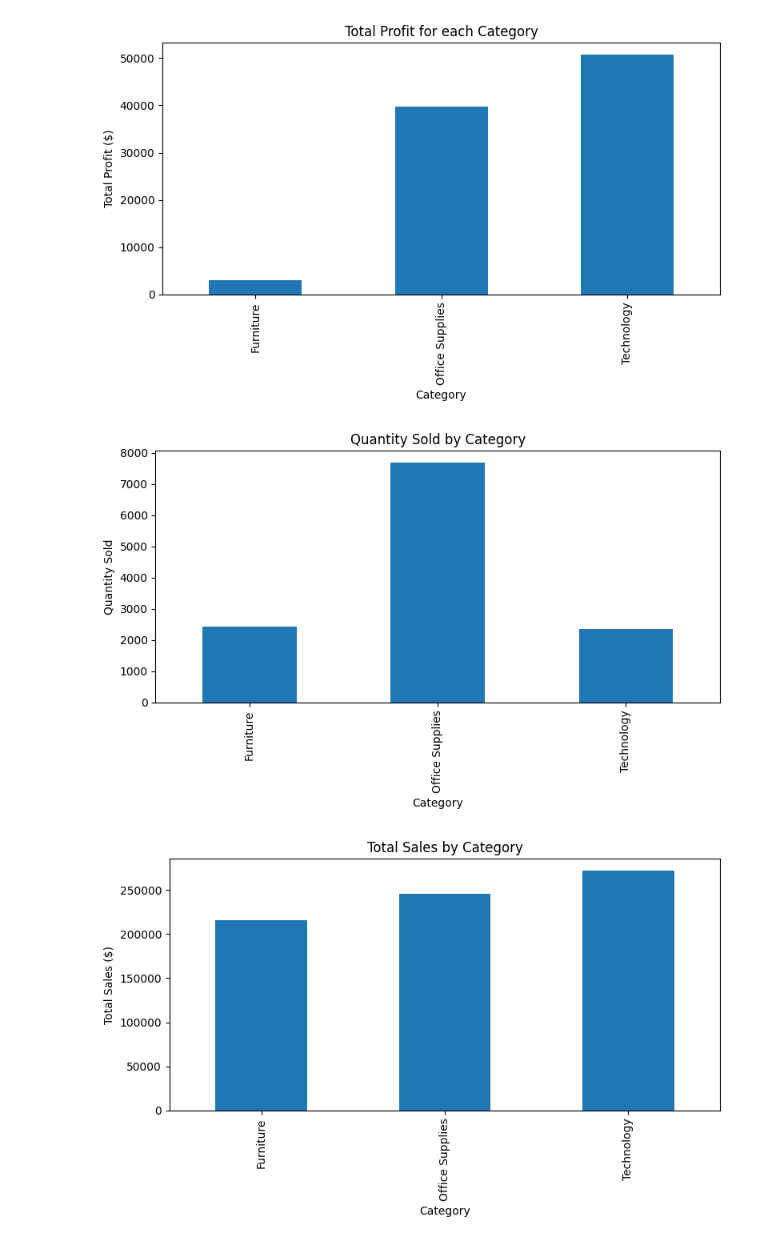
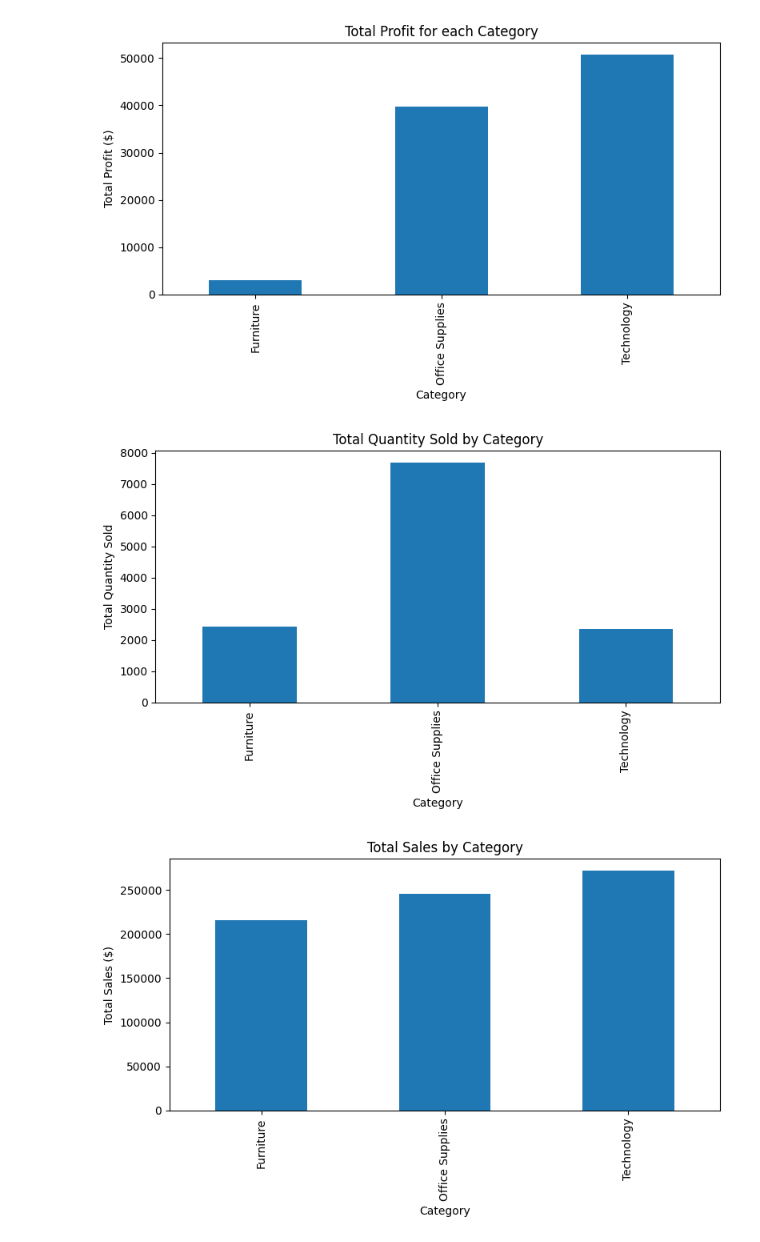
Before and after one commit to Haleymussary00/Module-B-semester-2, a Jupyter notebook: Week4.ipynb, the cells around one changed output. Saved outputs shown, nothing was run; the diff lists cells and outputs as text; code cells hidden in the pictures.

```diff
--- a/Week4.ipynb
+++ b/Week4.ipynb
@@ -208,15 +208,15 @@ plt.show()
 [figure]
 # %%
 # Plot the Total Quantity Sold each Category
-mean_profit = ecommerce_data_num.groupby('Category')['Quantity'].sum()
+total_quantity = ecommerce_data_num.groupby('Category')['Quantity'].sum()
 plt.figure(figsize=(8,5))
-mean_profit.plot(kind='bar')
+total_quantity.plot(kind='bar')
 plt.title("Total Quantity Sold by Category")
 plt.xlabel("Category")
 plt.ylabel("Total Quantity Sold")
 plt.tight_layout()
 plt.show()
 # %% [output]
-[figure, old version]
+[figure, new version]
 # %%
 # Plot the Total Sales for each Category
```
Also changed, not shown: parts of 9 cells of this notebook.
